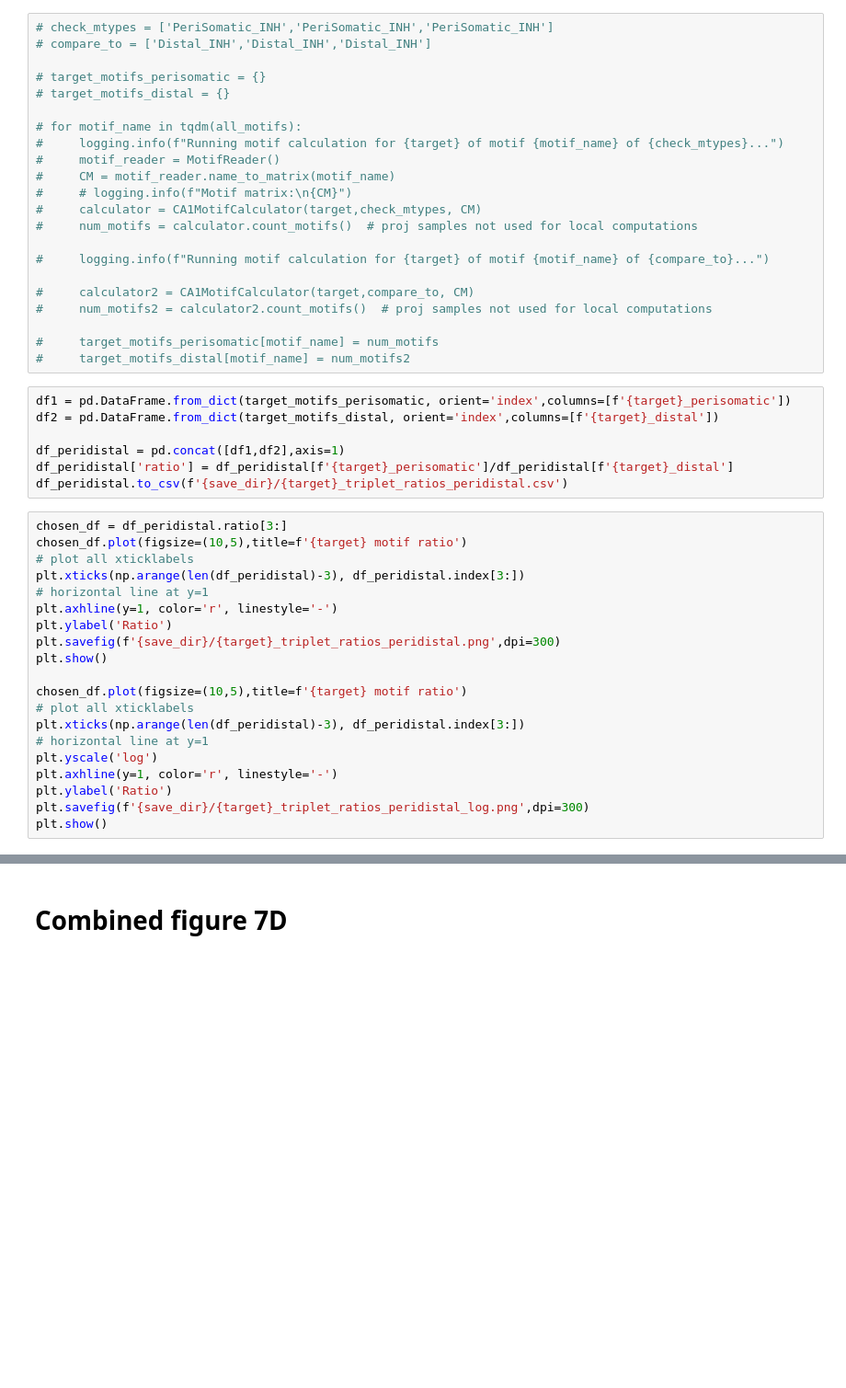
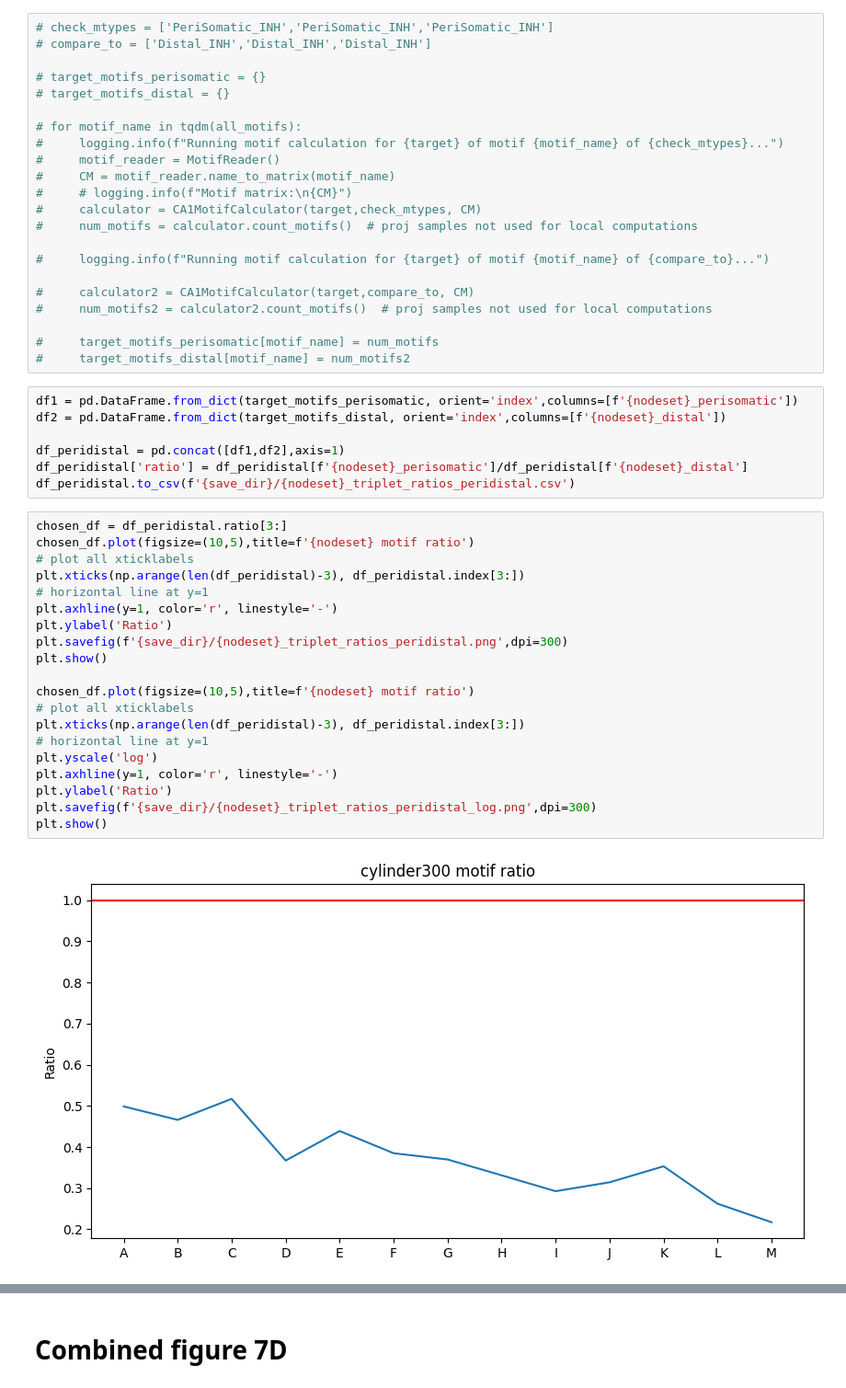
Before and after one commit to KeremKurban/graph_analysis, a Jupyter notebook: notebooks/triplets/rees2016_cylinder300-dotmotif-inh.ipynb, the cells around one changed output, grey strips where cells are left out. Shown: that part at 92% size. Drawn from its saved outputs; the diff is of its cells as text; blank space fills up the shorter version.

Commit message:
add Rees2016 Fig7D results with DotMotif

```diff
--- a/notebooks/triplets/rees2016_cylinder300-dotmotif-inh.ipynb
+++ b/notebooks/triplets/rees2016_cylinder300-dotmotif-inh.ipynb
@@ -486,29 +486,31 @@ for i in all_motifs:
 #     target_motifs_perisomatic[motif_name] = num_motifs
 #     target_motifs_distal[motif_name] = num_motifs2
 # %%
-df1 = pd.DataFrame.from_dict(target_motifs_perisomatic, orient='index',columns=[f'{target}_perisomatic'])
-df2 = pd.DataFrame.from_dict(target_motifs_distal, orient='index',columns=[f'{target}_distal'])
+df1 = pd.DataFrame.from_dict(target_motifs_perisomatic, orient='index',columns=[f'{nodeset}_perisomatic'])
+df2 = pd.DataFrame.from_dict(target_motifs_distal, orient='index',columns=[f'{nodeset}_distal'])
 
 df_peridistal = pd.concat([df1,df2],axis=1)
-df_peridistal['ratio'] = df_peridistal[f'{target}_perisomatic']/df_peridistal[f'{target}_distal']
-df_peridistal.to_csv(f'{save_dir}/{target}_triplet_ratios_peridistal.csv')
+df_peridistal['ratio'] = df_peridistal[f'{nodeset}_perisomatic']/df_peridistal[f'{nodeset}_distal']
+df_peridistal.to_csv(f'{save_dir}/{nodeset}_triplet_ratios_peridistal.csv')
 # %%
 chosen_df = df_peridistal.ratio[3:]
-chosen_df.plot(figsize=(10,5),title=f'{target} motif ratio')
+chosen_df.plot(figsize=(10,5),title=f'{nodeset} motif ratio')
 # plot all xticklabels
 plt.xticks(np.arange(len(df_peridistal)-3), df_peridistal.index[3:])
 # horizontal line at y=1
 plt.axhline(y=1, color='r', linestyle='-')
 plt.ylabel('Ratio')
-plt.savefig(f'{save_dir}/{target}_triplet_ratios_peridistal.png',dpi=300)
+plt.savefig(f'{save_dir}/{nodeset}_triplet_ratios_peridistal.png',dpi=300)
 plt.show()
 
-chosen_df.plot(figsize=(10,5),title=f'{target} motif ratio')
+chosen_df.plot(figsize=(10,5),title=f'{nodeset} motif ratio')
 # plot all xticklabels
 plt.xticks(np.arange(len(df_peridistal)-3), df_peridistal.index[3:])
 # horizontal line at y=1
 plt.yscale('log')
 plt.axhline(y=1, color='r', linestyle='-')
 plt.ylabel('Ratio')
-plt.savefig(f'{save_dir}/{target}_triplet_ratios_peridistal_log.png',dpi=300)
+plt.savefig(f'{save_dir}/{nodeset}_triplet_ratios_peridistal_log.png',dpi=300)
 plt.show()
+# %% [output]
+[figure, added]
```
Also changed, not shown: parts of 3 cells of this notebook, 4 other files.
